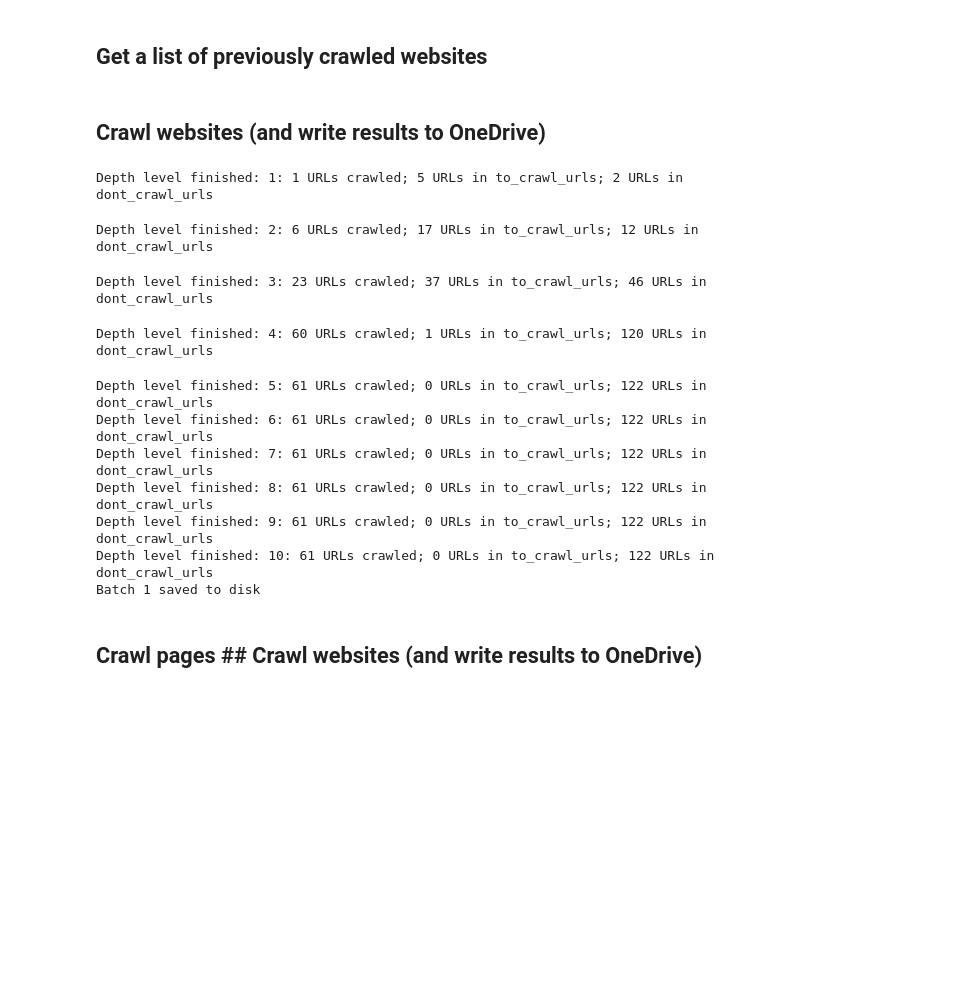
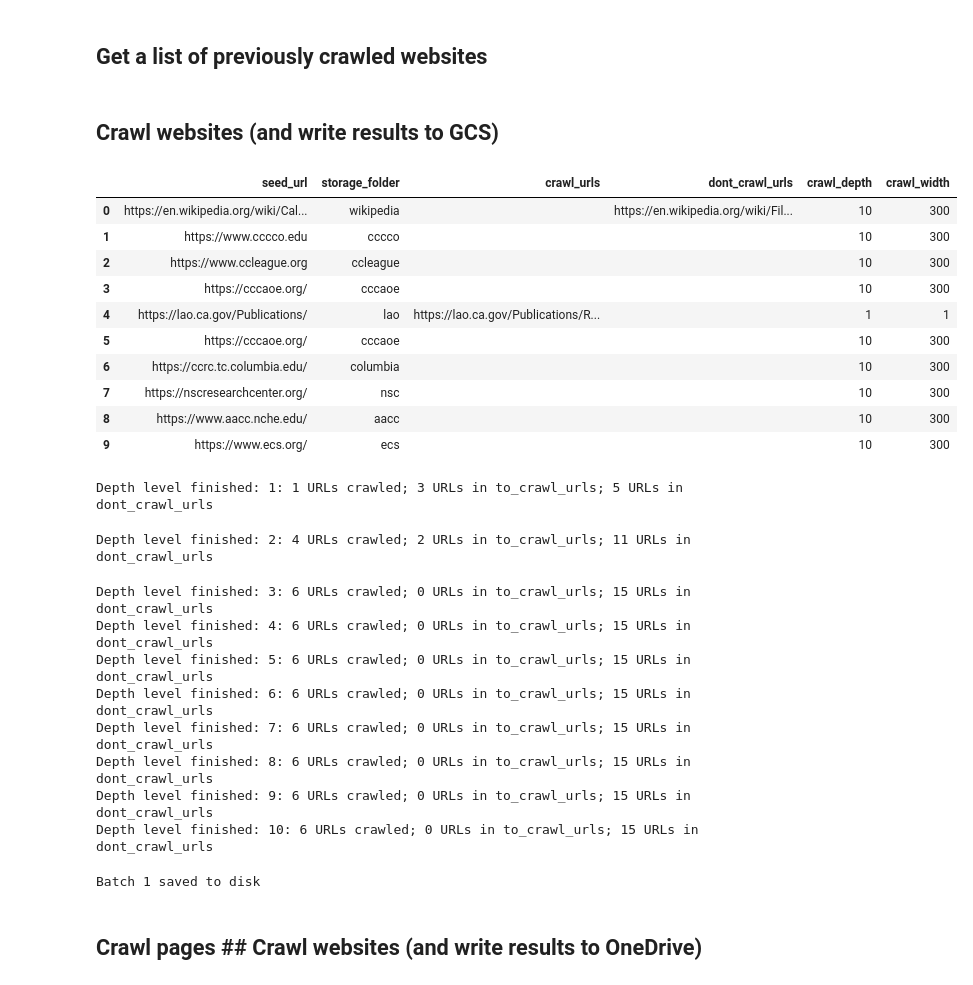
Before and after one commit to NumanticSolutions/ccc-policy_assistant, a Jupyter notebook: ingestion/crawler/web_crawling.ipynb, the cells around one changed output. Cells and saved outputs as stored; diff of their text form; code cells hidden in the pictures; blank space fills up the shorter version.

Commit message:
gcs_crawldat

```diff
--- a/ingestion/crawler/web_crawling.ipynb
+++ b/ingestion/crawler/web_crawling.ipynb
@@ -94,30 +189,54 @@ sql = ("SELECT * FROM `{}` ").format(table_id)
 # %% [markdown]
-## Crawl websites (and write results to OneDrive)
+## Crawl websites (and write results to GCS)
+# %%
+# Read crawl parameters
+cp_filename = "crawl_configuraton.csv"
+cp_path = "../data/crawl_params"
+df_cp = pd.read_csv(filepath_or_buffer=os.path.join(cp_path, cp_filename))
+df_cp.fillna(" ", inplace=True)
+
+df_cp
+# %% [output]
+|  | seed_url | storage_folder | crawl_urls | dont_crawl_urls | crawl_depth | crawl_width |
+| 0 | https://en.wikipedia.org/wiki/Cal... | wikipedia |  | https://en.wikipedia.org/wiki/Fil... | 10 | 300 |
+| 1 | https://www.cccco.edu | cccco |  |  | 10 | 300 |
+| 2 | https://www.ccleague.org | ccleague |  |  | 10 | 300 |
+| 3 | https://cccaoe.org/ | cccaoe |  |  | 10 | 300 |
+| 4 | https://lao.ca.gov/Publications/ | lao | https://lao.ca.gov/Publications/R... |  | 1 | 1 |
+| 5 | https://cccaoe.org/ | cccaoe |  |  | 10 | 300 |
+| 6 | https://ccrc.tc.columbia.edu/ | columbia |  |  | 10 | 300 |
+| 7 | https://nscresearchcenter.org/ | nsc |  |  | 10 | 300 |
+| 8 | https://www.aacc.nche.edu/ | aacc |  |  | 10 | 300 |
+| 9 | https://www.ecs.org/ | ecs |  |  | 10 | 300 |
 # %%
 # Crawl seed_url and web links found on it and its child pages
 # seed_url = "https://www.cccco.edu"
-seed_url = "https://en.wikipedia.org/wiki/California_Community_Colleges"
-seed_url = "https://www.ccleague.org"
-seed_url = "https://cccaoe.org/"
+# seed_url = "https://en.wikipedia.org/wiki/California_Community_Colleges"
+# seed_url = "https://www.ccleague.org"
+# seed_url = "https://cccaoe.org/"
 
 dont_crawl_urls = []
 
-crawler = wc.webCrawler(seed_url=seed_url)
-crlres = await crawler.crawl_sites(dont_crawl_urls=dont_crawl_urls,
-                                   depth=10,
-                                   width=300)
+for idx in tqdm(df_cp.index[-1:]):
+
+    crawler = wc.webCrawler(seed_url=df_cp.loc[idx, "seed_url"],
+                            gcs_directory=df_cp.loc[idx, "storage_folder"])
+    crlres = await crawler.crawl_sites(dont_crawl_urls=df_cp.loc[idx, "dont_crawl_urls"].split(";"),
+                                       crawl_urls=df_cp.loc[idx, "crawl_urls"].split(";"),
+                                       depth=df_cp.loc[idx, "crawl_depth"],
+                                       width=df_cp.loc[idx, "crawl_width"])
 # %% [output]
-Depth level finished: 1: 1 URLs crawled; 5 URLs in to_crawl_urls; 2 URLs in dont_crawl_urls
+Depth level finished: 1: 1 URLs crawled; 3 URLs in to_crawl_urls; 5 URLs in dont_crawl_urls
-Depth level finished: 2: 6 URLs crawled; 17 URLs in to_crawl_urls; 12 URLs in dont_crawl_urls
+Depth level finished: 2: 4 URLs crawled; 2 URLs in to_crawl_urls; 11 URLs in dont_crawl_urls
-Depth level finished: 3: 23 URLs crawled; 37 URLs in to_crawl_urls; 46 URLs in dont_crawl_urls
+Depth level finished: 3: 6 URLs crawled; 0 URLs in to_crawl_urls; 15 URLs in dont_crawl_urls
+Depth level finished: 4: 6 URLs crawled; 0 URLs in to_crawl_urls; 15 URLs in dont_crawl_urls
+Depth level finished: 5: 6 URLs crawled; 0 URLs in to_crawl_urls; 15 URLs in dont_crawl_urls
+Depth level finished: 6: 6 URLs crawled; 0 URLs in to_crawl_urls; 15 URLs in dont_crawl_urls
+Depth level finished: 7: 6 URLs crawled; 0 URLs in to_crawl_urls; 15 URLs in dont_crawl_urls
+Depth level finished: 8: 6 URLs crawled; 0 URLs in to_crawl_urls; 15 URLs in dont_crawl_urls
+Depth level finished: 9: 6 URLs crawled; 0 URLs in to_crawl_urls; 15 URLs in dont_crawl_urls
+Depth level finished: 10: 6 URLs crawled; 0 URLs in to_crawl_urls; 15 URLs in dont_crawl_urls
-Depth level finished: 4: 60 URLs crawled; 1 URLs in to_crawl_urls; 120 URLs in dont_crawl_urls
+Batch 1 saved to disk
-Depth level finished: 5: 61 URLs crawled; 0 URLs in to_crawl_urls; 122 URLs in dont_crawl_urls
-Depth level finished: 6: 61 URLs crawled; 0 URLs in to_crawl_urls; 122 URLs in dont_crawl_urls
-Depth level finished: 7: 61 URLs crawled; 0 URLs in to_crawl_urls; 122 URLs in dont_crawl_urls
-Depth level finished: 8: 61 URLs crawled; 0 URLs in to_crawl_urls; 122 URLs in dont_crawl_urls
-Depth level finished: 9: 61 URLs crawled; 0 URLs in to_crawl_urls; 122 URLs in dont_crawl_urls
-Depth level finished: 10: 61 URLs crawled; 0 URLs in to_crawl_urls; 122 URLs in dont_crawl_urls
-Batch 1 saved to disk
 # %% [markdown]
 ## Crawl pages ## Crawl websites (and write results to OneDrive)
 # %%
```
Also changed, not shown: parts of 5 cells of this notebook, 2 other files.
